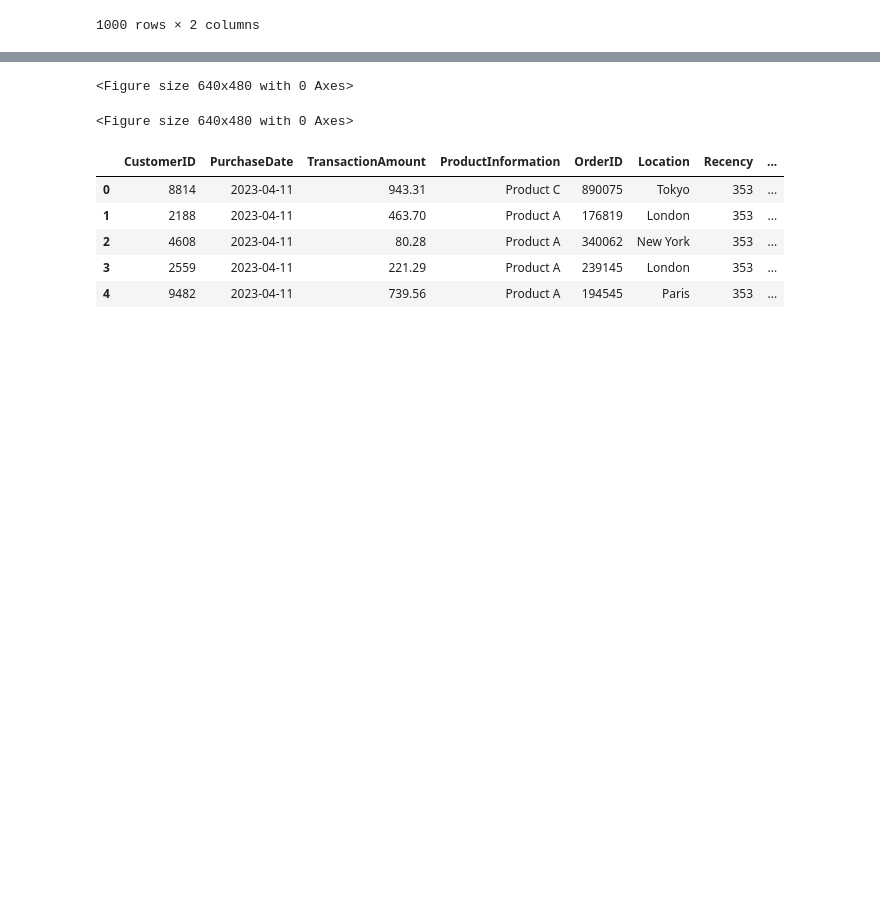
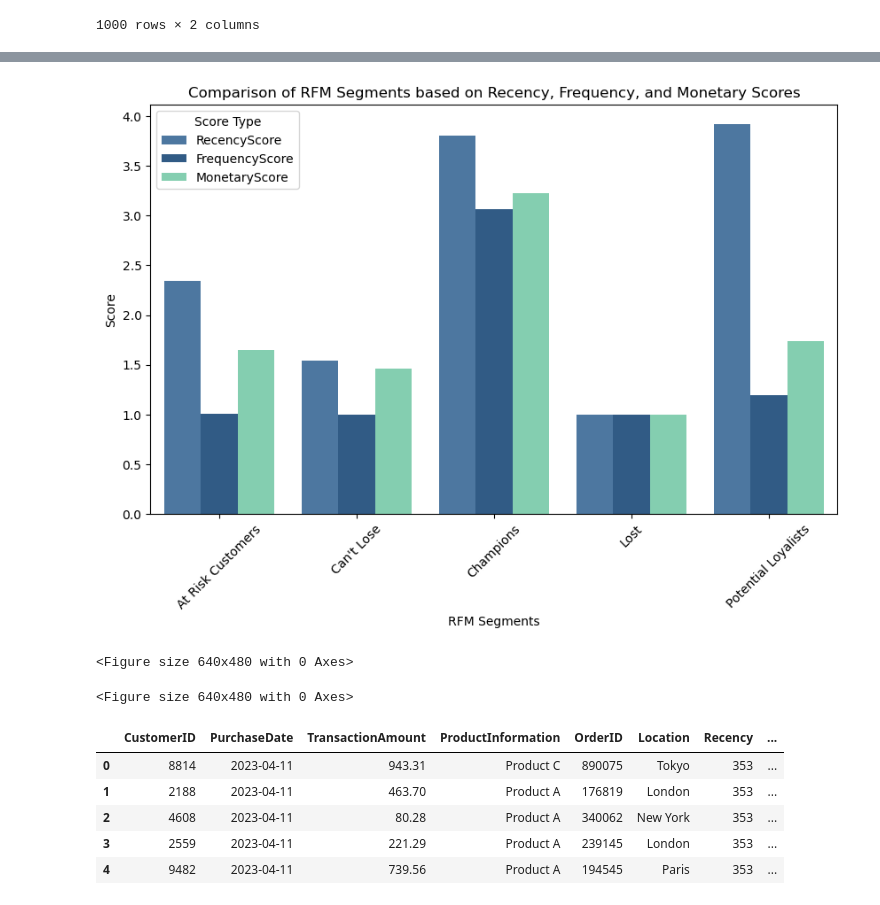
Before and after one commit to nikhildohale06/RFM-analysis---Python, a Jupyter notebook: RFM.ipynb, the cells around one changed output, grey strips where cells are left out. Saved outputs shown, nothing was run; the diff lists cells and outputs as text; code cells hidden in the pictures; blank space fills up the shorter version.

```diff
--- a/RFM.ipynb
+++ b/RFM.ipynb
@@ -278,7 +290,9 @@ def display_segment_scores():
 
     return plt.gcf()
 # %%
+display_segment_scores()
 # %% [output]
+[figure, added]
 <Figure size 640x480 with 0 Axes>
 <Figure size 640x480 with 0 Axes>
 # %%
```
Also changed, not shown: parts of 6 cells of this notebook.
